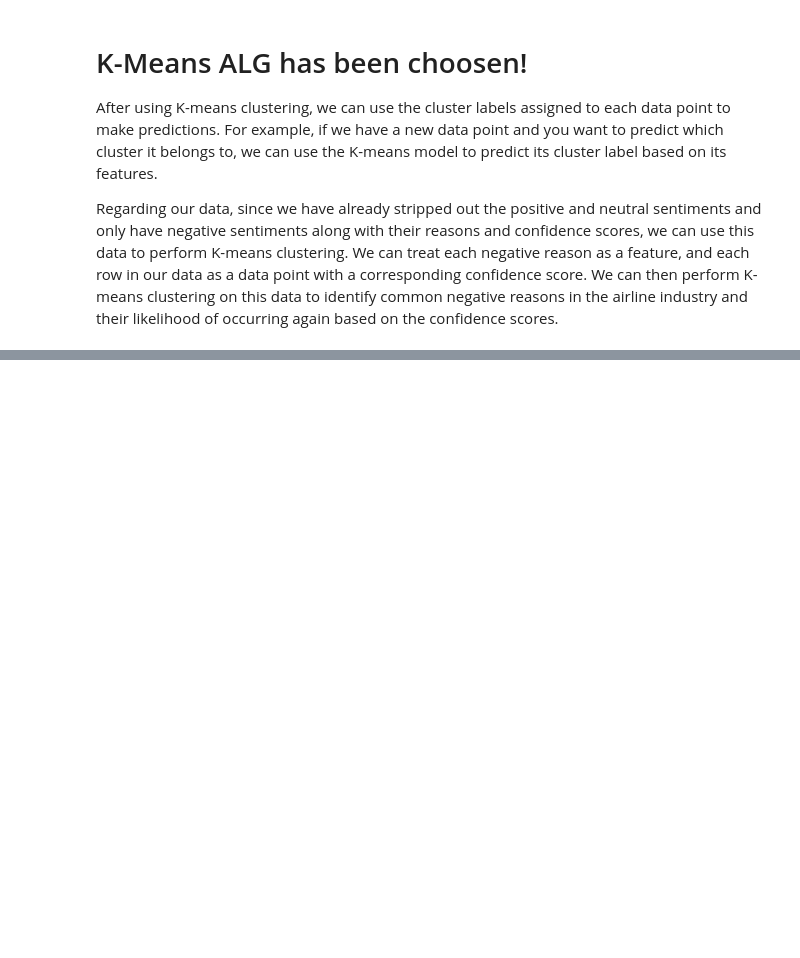
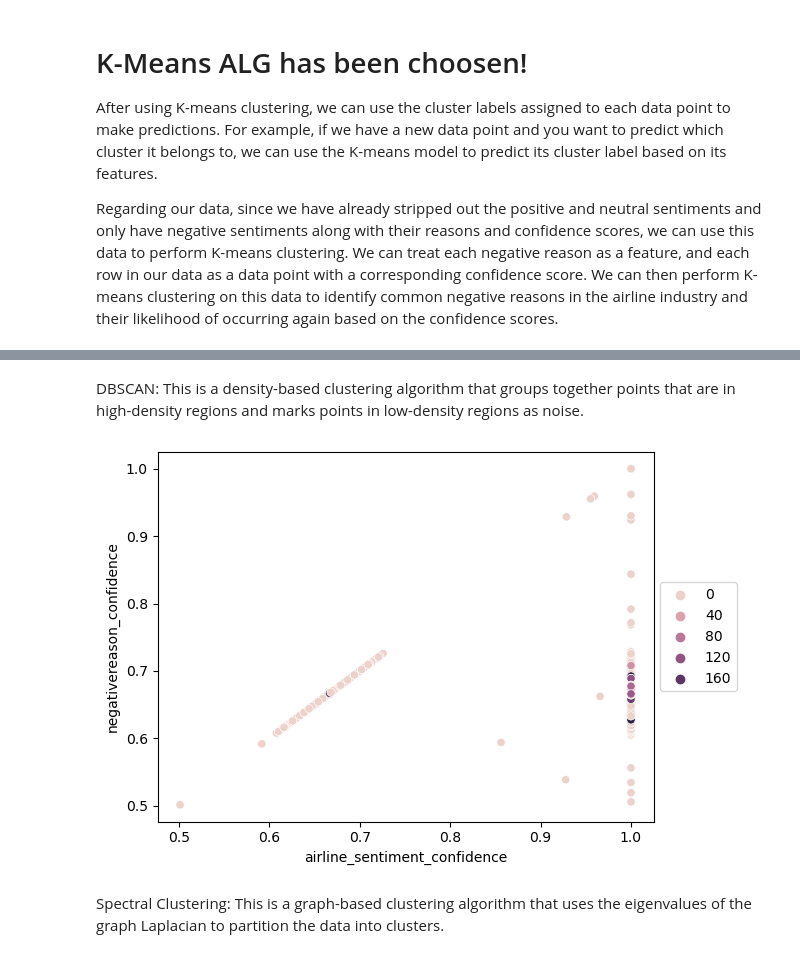
Before and after one commit to ElDon2308/Airline-Sentiment-Analysis, a Jupyter notebook: Data-minng-project copy.ipynb, the cells around one changed output, grey strips where cells are left out. Saved outputs shown, nothing was run; the diff lists cells and outputs as text; code cells hidden in the pictures; blank space fills up the shorter version.

```diff
--- a/Data-minng-project copy.ipynb
+++ b/Data-minng-project copy.ipynb
@@ -290,0 +315,16 @@ Training accuracy: 0.3821093920244062
+# %% [markdown]
+DBSCAN: This is a density-based clustering algorithm that groups together points that are in high-density regions and marks points in low-density regions as noise.
+# %%
+from sklearn.cluster import DBSCAN
+
+dbscan = DBSCAN(eps=0.5, min_samples=5)
+dbscan.fit(X_scaled)
+
+tweetsDf['cluster'] = dbscan.labels_
+sns.scatterplot(x='airline_sentiment_confidence', y='negativereason_confidence', hue='cluster', data=tweetsDf)
+plt.legend(loc='center left', bbox_to_anchor=(1, 0.5),fontsize=10)
+plt.show()
+# %% [output]
+[figure, added]
+# %% [markdown]
+Spectral Clustering: This is a graph-based clustering algorithm that uses the eigenvalues of the graph Laplacian to partition the data into clusters.
```
Also changed, not shown: parts of 29 cells of this notebook.
